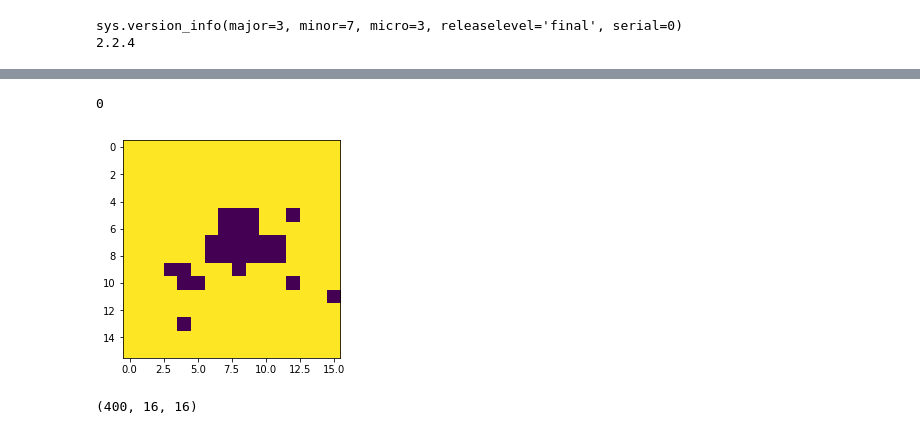
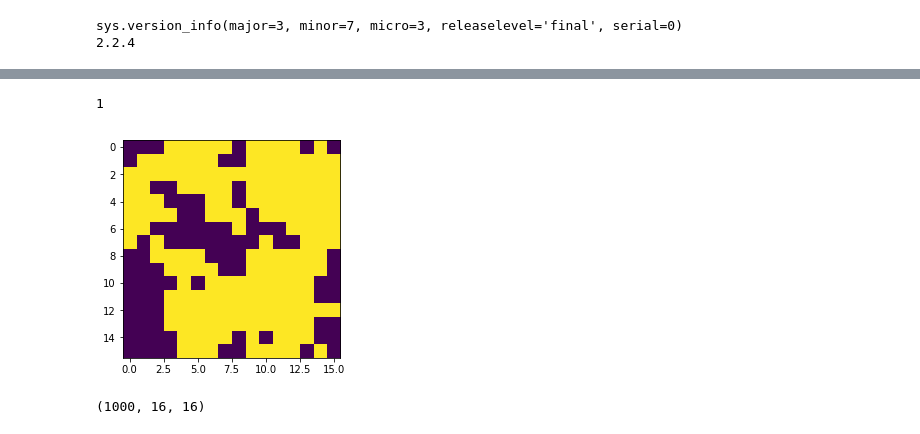
Before and after one commit to just-kir/Ising-ml, a Jupyter notebook: ML-ising.ipynb, the cells around one changed output, grey strips where cells are left out. Saved outputs shown, nothing was run; the diff lists cells and outputs as text; code cells hidden in the pictures.

```diff
--- a/ML-ising.ipynb
+++ b/ML-ising.ipynb
@@ -12,6 +12,6 @@ import json
 sys.version_info(major=3, minor=7, micro=3, releaselevel='final', serial=0)
 2.2.4
 # %%
-df_train = pd.read_csv('Samples/train400.csv')
-df_test = pd.read_csv('Samples/test400.csv')
+df_train = pd.read_csv('Samples/train2000.csv')
+df_test = pd.read_csv('Samples/test2000.csv')
 # %%
@@ -27,12 +39,12 @@ df_train.head()
 df_train['Repr'] = df_train['Configuration'].apply(lambda x: np.array(json.loads(x.replace('\n',',').replace('1 ','1, '))))
 df_test['Repr'] = df_test['Configuration'].apply(lambda x: np.array(json.loads(x.replace('\n',',').replace('1 ','1, '))))
 # %%
-i = np.random.randint(0, 100)
+i = np.random.randint(0, 1000)
 plt.imshow(df_train['Repr'][i])
 print(df_train['Phase'][i])
 # %% [output]
-0
+1
-[figure, old version]
+[figure, new version]
 # %%
 train_lattices = np.stack(df_train['Repr'])
 train_labels = df_train['Phase']
@@ -41,7 +53,7 @@ test_labels = df_test['Phase']
 # %%
 test_lattices.shape
 # %% [output]
-(400, 16, 16)
+(1000, 16, 16)
 # %%
 train_lattices = train_lattices.reshape((-1, 16, 16, 1))
 test_lattices = test_lattices.reshape((-1, 16, 16, 1))
```
Also changed, not shown: parts of 8 cells of this notebook.
